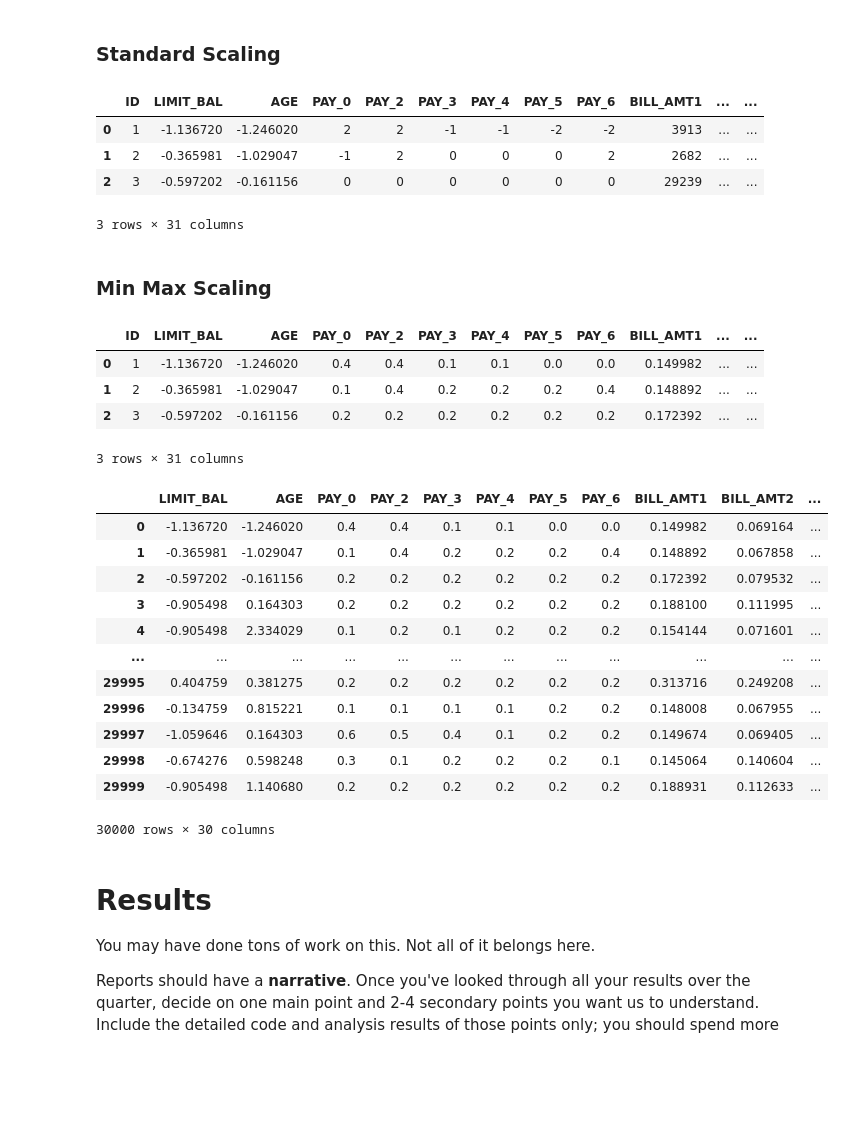
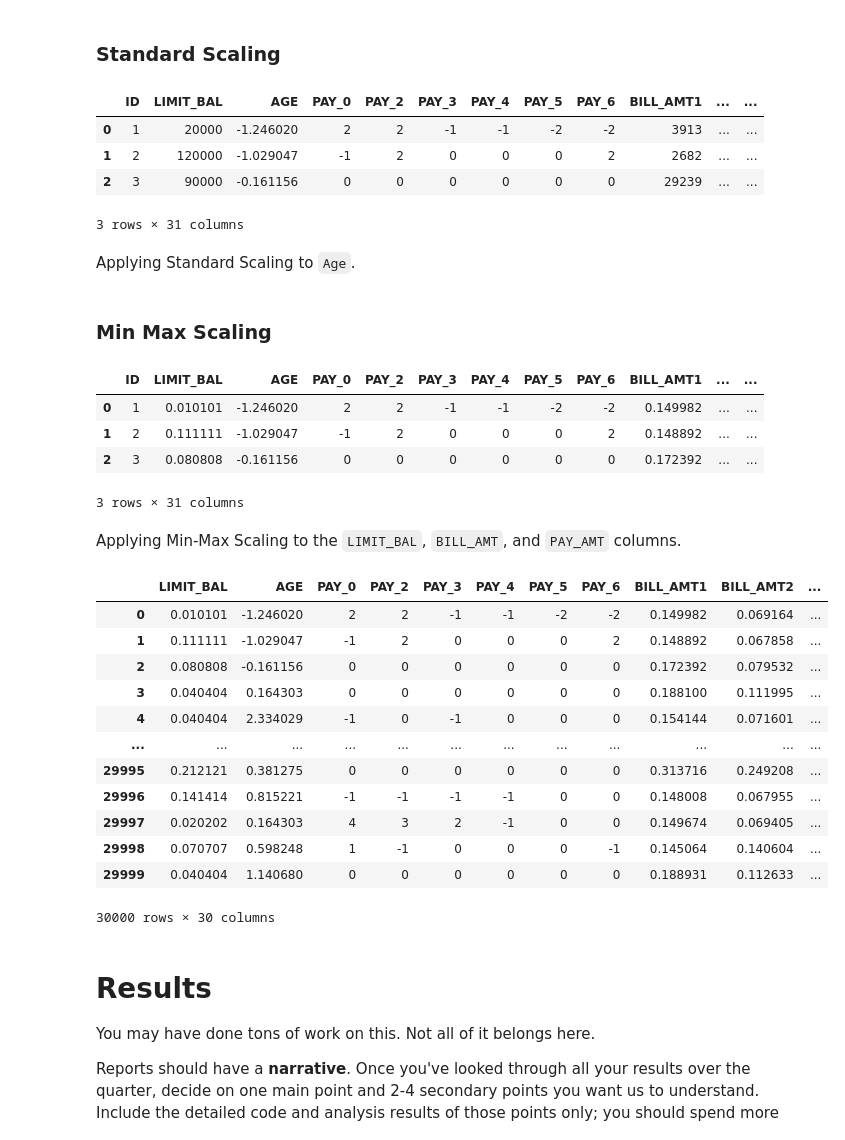
Before and after one commit to COGS118A/Group026-SP23, a Jupyter notebook: FinalProject_Group026-SP23.ipynb, the cells around one changed output. Saved outputs shown, nothing was run; the diff lists cells and outputs as text; code cells hidden in the pictures; blank space fills up the shorter version.

```diff
--- a/FinalProject_Group026-SP23.ipynb
+++ b/FinalProject_Group026-SP23.ipynb
@@ -188,17 +197,17 @@ one_hot_df.head(3)
 # %%
 scaler = StandardScaler()
 
-one_hot_df["LIMIT_BAL"] = scaler.fit_transform(one_hot_df[["LIMIT_BAL"]])
-# TODO maybe min-max norm instead?
 one_hot_df["AGE"] = scaler.fit_transform(one_hot_df[["AGE"]])
 
 one_hot_df.head(3)
 # %% [output]
 |  | ID | LIMIT_BAL | AGE | PAY_0 | PAY_2 | PAY_3 | PAY_4 | PAY_5 | PAY_6 | BILL_AMT1 | ... | ... |
-| 0 | 1 | -1.136720 | -1.246020 | 2 | 2 | -1 | -1 | -2 | -2 | 3913 | ... | ... |
-| 1 | 2 | -0.365981 | -1.029047 | -1 | 2 | 0 | 0 | 0 | 2 | 2682 | ... | ... |
-| 2 | 3 | -0.597202 | -0.161156 | 0 | 0 | 0 | 0 | 0 | 0 | 29239 | ... | ... |
+| 0 | 1 | 20000 | -1.246020 | 2 | 2 | -1 | -1 | -2 | -2 | 3913 | ... | ... |
+| 1 | 2 | 120000 | -1.029047 | -1 | 2 | 0 | 0 | 0 | 2 | 2682 | ... | ... |
+| 2 | 3 | 90000 | -0.161156 | 0 | 0 | 0 | 0 | 0 | 0 | 29239 | ... | ... |
 3 rows × 31 columns
+# %% [markdown]
+Applying Standard Scaling to `Age`.
 # %% [markdown]
 ### Min Max Scaling
 # %%
@@ -210,37 +219,39 @@ min_max_scaler = MinMaxScaler()
 #     print(f"PAY_{i}")
 #     print(min(one_hot_df[f"PAY_{i}"].unique()), max(one_hot_df[f"PAY_{i}"].unique()))
 
-PAY_N_columns = ["PAY_0", "PAY_2", "PAY_3", "PAY_4", "PAY_5", "PAY_6"]
 BILL_AMT_columns = ["BILL_AMT1", "BILL_AMT2", "BILL_AMT3", "BILL_AMT4", "BILL_AMT5", "BILL_AMT6"]
 PAY_AMT_columns = ["PAY_AMT1", "PAY_AMT2", "PAY_AMT3", "PAY_AMT4", "PAY_AMT5", "PAY_AMT6"]
 
-one_hot_df[PAY_N_columns] = min_max_scaler.fit_transform(one_hot_df[PAY_N_columns])
+one_hot_df["LIMIT_BAL"] = min_max_scaler.fit_transform(one_hot_df[["LIMIT_BAL"]])
 one_hot_df[BILL_AMT_columns] = min_max_scaler.fit_transform(one_hot_df[BILL_AMT_columns])
 one_hot_df[PAY_AMT_columns] = min_max_scaler.fit_transform(one_hot_df[PAY_AMT_columns])
 
 one_hot_df.head(3)
 # %% [output]
 |  | ID | LIMIT_BAL | AGE | PAY_0 | PAY_2 | PAY_3 | PAY_4 | PAY_5 | PAY_6 | BILL_AMT1 | ... | ... |
-| 0 | 1 | -1.136720 | -1.246020 | 0.4 | 0.4 | 0.1 | 0.1 | 0.0 | 0.0 | 0.149982 | ... | ... |
-| 1 | 2 | -0.365981 | -1.029047 | 0.1 | 0.4 | 0.2 | 0.2 | 0.2 | 0.4 | 0.148892 | ... | ... |
-| 2 | 3 | -0.597202 | -0.161156 | 0.2 | 0.2 | 0.2 | 0.2 | 0.2 | 0.2 | 0.172392 | ... | ... |
+| 0 | 1 | 0.010101 | -1.246020 | 2 | 2 | -1 | -1 | -2 | -2 | 0.149982 | ... | ... |
+| 1 | 2 | 0.111111 | -1.029047 | -1 | 2 | 0 | 0 | 0 | 2 | 0.148892 | ... | ... |
+| 2 | 3 | 0.080808 | -0.161156 | 0 | 0 | 0 | 0 | 0 | 0 | 0.172392 | ... | ... |
 3 rows × 31 columns
+# %% [markdown]
+Applying Min-Max Scaling to the `LIMIT_BAL`, `BILL_AMT`, and `PAY_AMT` columns.
 # %%
-one_hot_df = one_hot_df.drop("ID", axis=1)
-one_hot_df
+# Dropping ID
+cleaned = one_hot_df.drop("ID", axis=1)
+cleaned
 # %% [output]
 |  | LIMIT_BAL | AGE | PAY_0 | PAY_2 | PAY_3 | PAY_4 | PAY_5 | PAY_6 | BILL_AMT1 | BILL_AMT2 | ... |
-| 0 | -1.136720 | -1.246020 | 0.4 | 0.4 | 0.1 | 0.1 | 0.0 | 0.0 | 0.149982 | 0.069164 | ... |
-| 1 | -0.365981 | -1.029047 | 0.1 | 0.4 | 0.2 | 0.2 | 0.2 | 0.4 | 0.148892 | 0.067858 | ... |
-| 2 | -0.597202 | -0.161156 | 0.2 | 0.2 | 0.2 | 0.2 | 0.2 | 0.2 | 0.172392 | 0.079532 | ... |
-| 3 | -0.905498 | 0.164303 | 0.2 | 0.2 | 0.2 | 0.2 | 0.2 | 0.2 | 0.188100 | 0.111995 | ... |
-| 4 | -0.905498 | 2.334029 | 0.1 | 0.2 | 0.1 | 0.2 | 0.2 | 0.2 | 0.154144 | 0.071601 | ... |
+| 0 | 0.010101 | -1.246020 | 2 | 2 | -1 | -1 | -2 | -2 | 0.149982 | 0.069164 | ... |
+| 1 | 0.111111 | -1.029047 | -1 | 2 | 0 | 0 | 0 | 2 | 0.148892 | 0.067858 | ... |
+| 2 | 0.080808 | -0.161156 | 0 | 0 | 0 | 0 | 0 | 0 | 0.172392 | 0.079532 | ... |
+| 3 | 0.040404 | 0.164303 | 0 | 0 | 0 | 0 | 0 | 0 | 0.188100 | 0.111995 | ... |
+| 4 | 0.040404 | 2.334029 | -1 | 0 | -1 | 0 | 0 | 0 | 0.154144 | 0.071601 | ... |
 | ... | ... | ... | ... | ... | ... | ... | ... | ... | ... | ... | ... |
-| 29995 | 0.404759 | 0.381275 | 0.2 | 0.2 | 0.2 | 0.2 | 0.2 | 0.2 | 0.313716 | 0.249208 | ... |
-| 29996 | -0.134759 | 0.815221 | 0.1 | 0.1 | 0.1 | 0.1 | 0.2 | 0.2 | 0.148008 | 0.067955 | ... |
-| 29997 | -1.059646 | 0.164303 | 0.6 | 0.5 | 0.4 | 0.1 | 0.2 | 0.2 | 0.149674 | 0.069405 | ... |
-| 29998 | -0.674276 | 0.598248 | 0.3 | 0.1 | 0.2 | 0.2 | 0.2 | 0.1 | 0.145064 | 0.140604 | ... |
-| 29999 | -0.905498 | 1.140680 | 0.2 | 0.2 | 0.2 | 0.2 | 0.2 | 0.2 | 0.188931 | 0.112633 | ... |
+| 29995 | 0.212121 | 0.381275 | 0 | 0 | 0 | 0 | 0 | 0 | 0.313716 | 0.249208 | ... |
+| 29996 | 0.141414 | 0.815221 | -1 | -1 | -1 | -1 | 0 | 0 | 0.148008 | 0.067955 | ... |
+| 29997 | 0.020202 | 0.164303 | 4 | 3 | 2 | -1 | 0 | 0 | 0.149674 | 0.069405 | ... |
+| 29998 | 0.070707 | 0.598248 | 1 | -1 | 0 | 0 | 0 | -1 | 0.145064 | 0.140604 | ... |
+| 29999 | 0.040404 | 1.140680 | 0 | 0 | 0 | 0 | 0 | 0 | 0.188931 | 0.112633 | ... |
 30000 rows × 30 columns
 # %% [markdown]
 # Results
```
Also changed, not shown: parts of 15 cells of this notebook, 1 other file.
